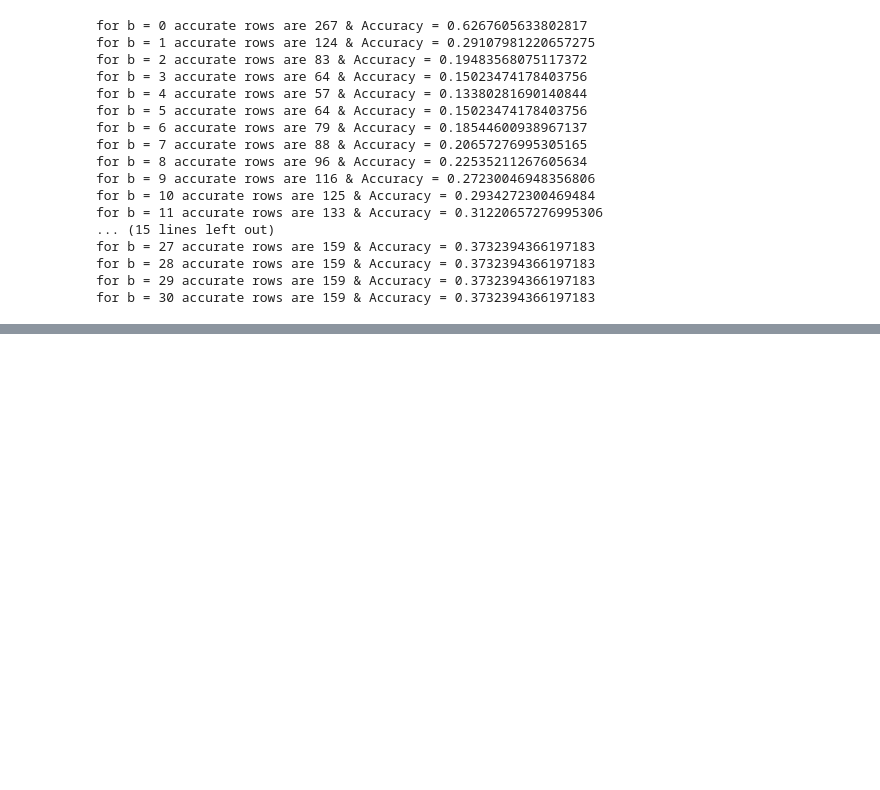
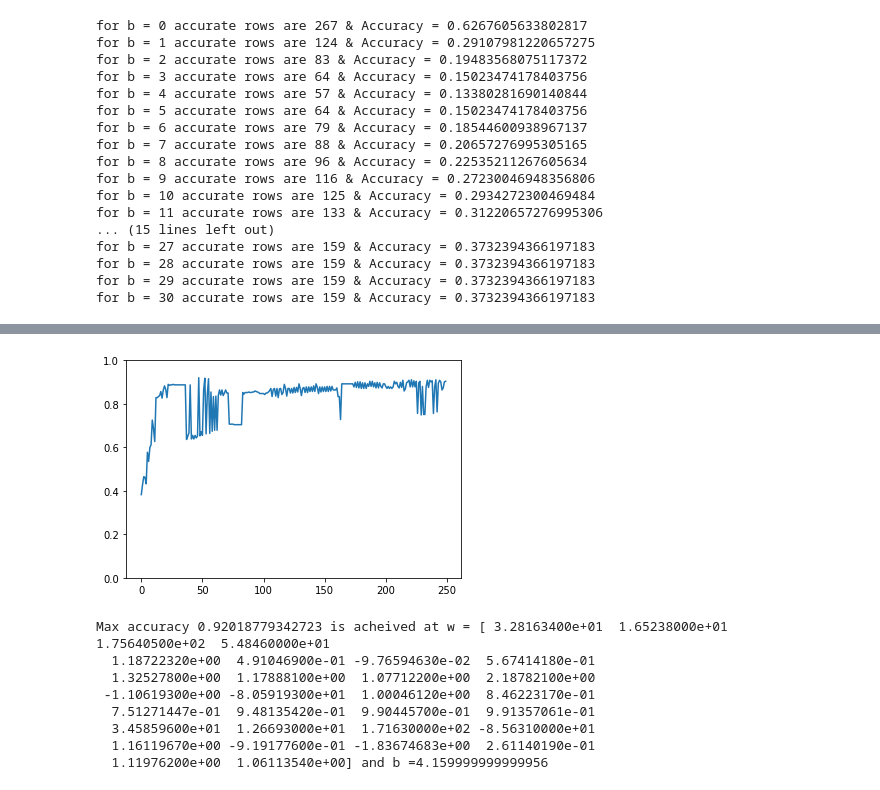
Before and after one commit to Mitesh512/Breast_Cancer_MP_Neuron, a Jupyter notebook: MP_Neuron_breast_cancer.ipynb, the cells around one changed output, grey strips where cells are left out. Drawn from its saved outputs; the diff is of its cells as text; code cells hidden in the pictures; blank space fills up the shorter version.

```diff
--- a/MP_Neuron_breast_cancer.ipynb
+++ b/MP_Neuron_breast_cancer.ipynb
@@ -259,0 +515,14 @@ y_pred_train
+# %%
+prcptrn = NPerceptron()
+# %%
+prcptrn.fit(X_train,y_train,epochs = 250, lr = 0.01)
+# %% [output]
+[figure, added]
+Max accuracy 0.92018779342723 is acheived at w = [ 3.28163400e+01  1.65238000e+01  1.75640500e+02  5.48460000e+01
+  1.18722320e+00  4.91046900e-01 -9.76594630e-02  5.67414180e-01
+  1.32527800e+00  1.17888100e+00  1.07712200e+00  2.18782100e+00
+ -1.10619300e+00 -8.05919300e+01  1.00046120e+00  8.46223170e-01
+  7.51271447e-01  9.48135420e-01  9.90445700e-01  9.91357061e-01
+  3.45859600e+01  1.26693000e+01  1.71630000e+02 -8.56310000e+01
+  1.16119670e+00 -9.19177600e-01 -1.83674683e+00  2.61140190e-01
+  1.11976200e+00  1.06113540e+00] and b =4.159999999999956
```
Also changed, not shown: parts of 24 cells of this notebook.
